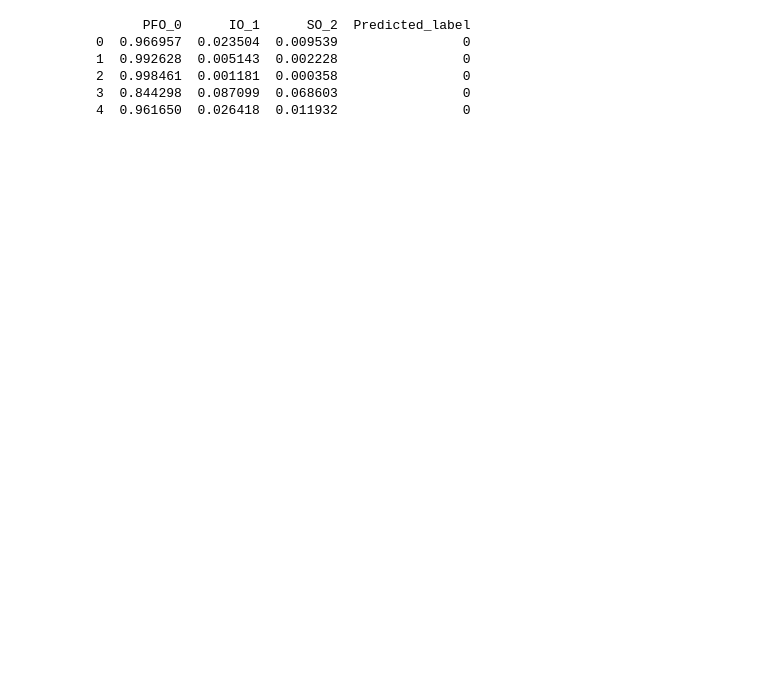
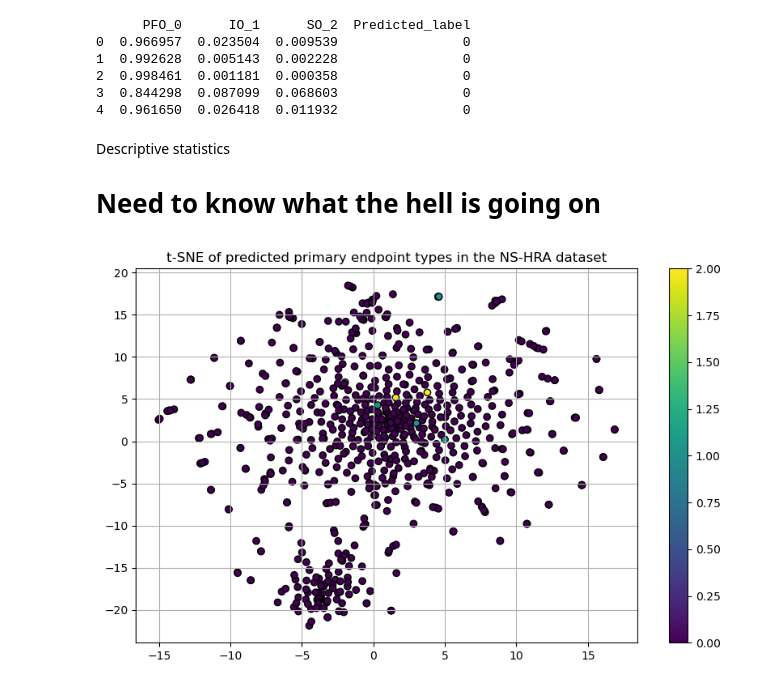
Before and after one commit to Obuaya-O/Chapter5, a Jupyter notebook: 26.11.24 Train_MLP_EUCTNS.ipynb, the cells around one changed output. Saved outputs shown, nothing was run; the diff lists cells and outputs as text; code cells hidden in the pictures; blank space fills up the shorter version.

```diff
--- a/26.11.24 Train_MLP_EUCTNS.ipynb
+++ b/26.11.24 Train_MLP_EUCTNS.ipynb
@@ -219,0 +261,2 @@ ns_hra = pd.read_csv('c:\\Users\\s2421127\\Documents\\NLP Project\\ObuayaO\\NLP
+# %%
+ns_hra = pd.read_csv('c:\\Users\\s2421127\\Documents\\NLP Project\\ObuayaO\\NLP project\\Chapter 3\\ns_hra.csv', encoding='unicode_escape')
@@ -247,3 +292,6 @@ print(euct_ns_pred.head())
 4  0.961650  0.026418  0.011932                0
 # %%
 euct_ns_pred.to_csv('euct_ns_pred.csv', index=False)
+# %% [markdown]
+Descriptive statistics
+# Need to know what the hell is going on
@@ -249,0 +302,17 @@ euct_ns_pred.to_csv('euct_ns_pred.csv', index=False)
+# %%
+# Convert sparse matrix to dense
+X2_dense = X2.toarray()
+
+# Reduce dimensions using t-SNE
+tsne = TSNE(n_components=2, random_state=42)
+X2_tsne = tsne.fit_transform(X2_dense)
+
+plt.figure(figsize=(10, 6))
+scatter = plt.scatter(X2_tsne[:, 0], X2_tsne[:, 1], c=y_pred, cmap='viridis', marker='o', edgecolor='k')
+plt.title('t-SNE of predicted primary endpoint types in the NS-HRA dataset')
+plt.colorbar(scatter)
+plt.grid(True)
+#plt.savefig('t-SNE of predicted primary endpoint types in the NS-HRA dataset')
+plt.show()
+# %% [output]
+[figure, added]
```
Also changed, not shown: parts of 32 cells of this notebook.
